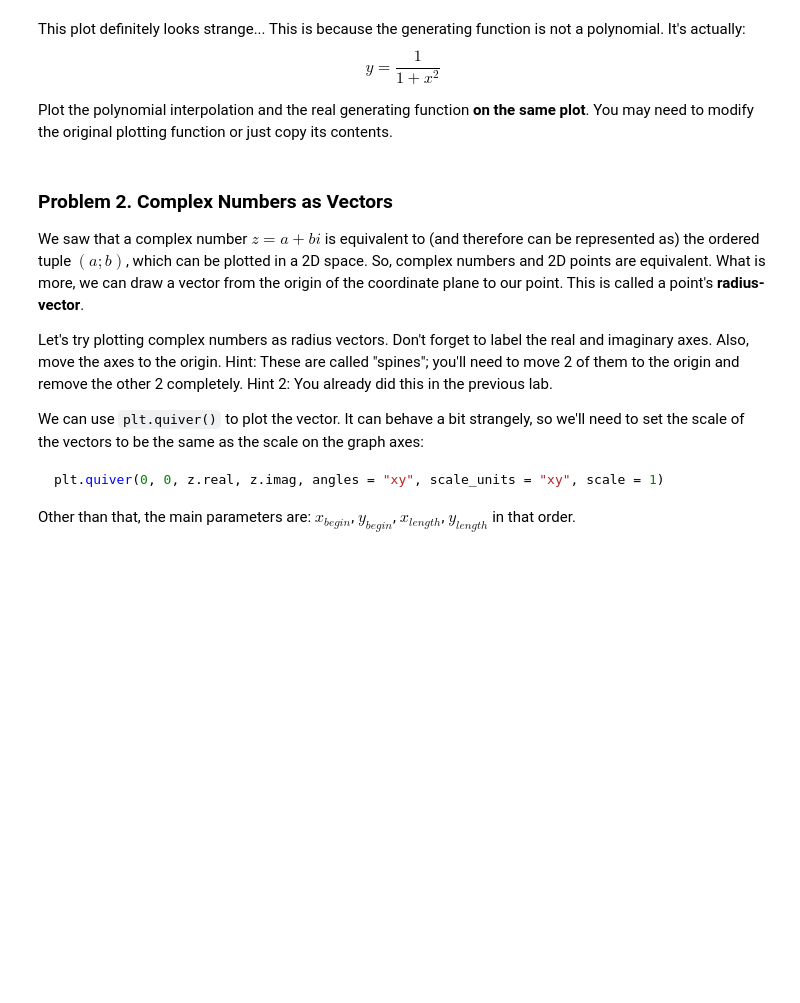
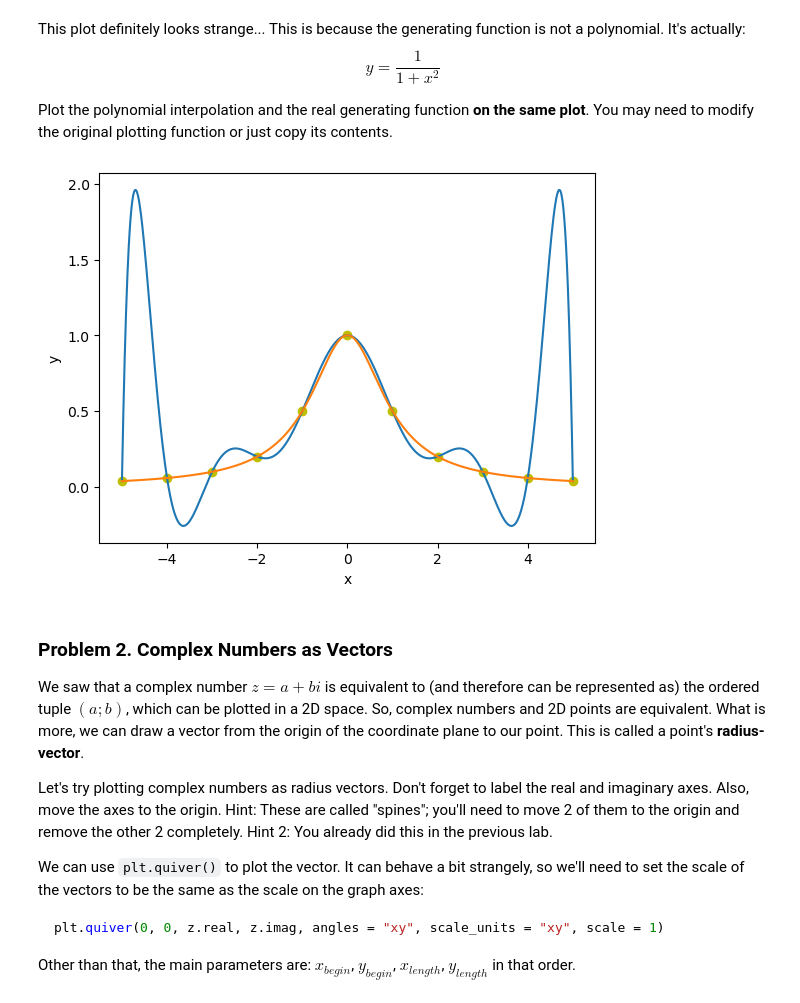
Before and after one commit to petiatodorova/Math-Concepts-For-Developers-June2024, a Jupyter notebook: 06.Basic-Algebra-Exercise/Basic Algebra Exercise.ipynb, the cells around one changed output. Saved outputs shown, nothing was run; the diff lists cells and outputs as text; code cells hidden in the pictures; blank space fills up the shorter version.

```diff
--- a/06.Basic-Algebra-Exercise/Basic Algebra Exercise.ipynb
+++ b/06.Basic-Algebra-Exercise/Basic Algebra Exercise.ipynb
@@ -182,3 +180,36 @@ Plot the polynomial interpolation and the real generating function **on the same
+# %%
+def interpolate_polynomial_1(points, degree, min_x, max_x):
+    """
+    Interpolates a polynomial of the specified degree through the given points and plots it
+    points - a list of points (x, y) to plot
+    degree - the polynomial degree
+    min_x, max_x - range of x values used to plot the interpolating polynomial
+    """
+    x = points[:, 0]
+    y = points[:, 1]
+    polynomial_function = Polynomial.fit(x, y, degree)
+
+    plot_x = np.linspace(min_x, max_x, 1000)
+    plot_y = polynomial_function(plot_x)
+
+    plt.plot(plot_x, plot_y)
+    # Shows the points
+    plt.scatter(x, y, c = "y")
+
+    plt.xlabel("x")
+    plt.ylabel("y")
+
+    # plt.gca().set_aspect("equal")
+
+    f_vectorized = np.vectorize(lambda x: 1/(1 + x**2))
+    y = f_vectorized(plot_x)
+    plt.plot(plot_x, y)
+    plt.show()
+# %%
+points = np.array([(-5, 0.03846), (-4, 0.05882), (-3, 0.1), (-2, 0.2), (-1, 0.5), (0, 1), (1, 0.5), (2, 0.2), (3, 0.1), (4, 0.05882), (5, 0.03846)])
+interpolate_polynomial_1(points, len(points) - 1, np.min(points[:, 0]), np.max(points[:, 0]))
+# %% [output]
+[figure, added]
 # %% [markdown]
 ### Problem 2. Complex Numbers as Vectors
 We saw that a complex number $z = a + bi$ is equivalent to (and therefore can be represented as) the ordered tuple $(a; b)$, which can be plotted in a 2D space. So, complex numbers and 2D points are equivalent. What is more, we can draw a vector from the origin of the coordinate plane to our point. This is called a point's **radius-vector**.
```
Also changed, not shown: parts of 3 cells of this notebook.
